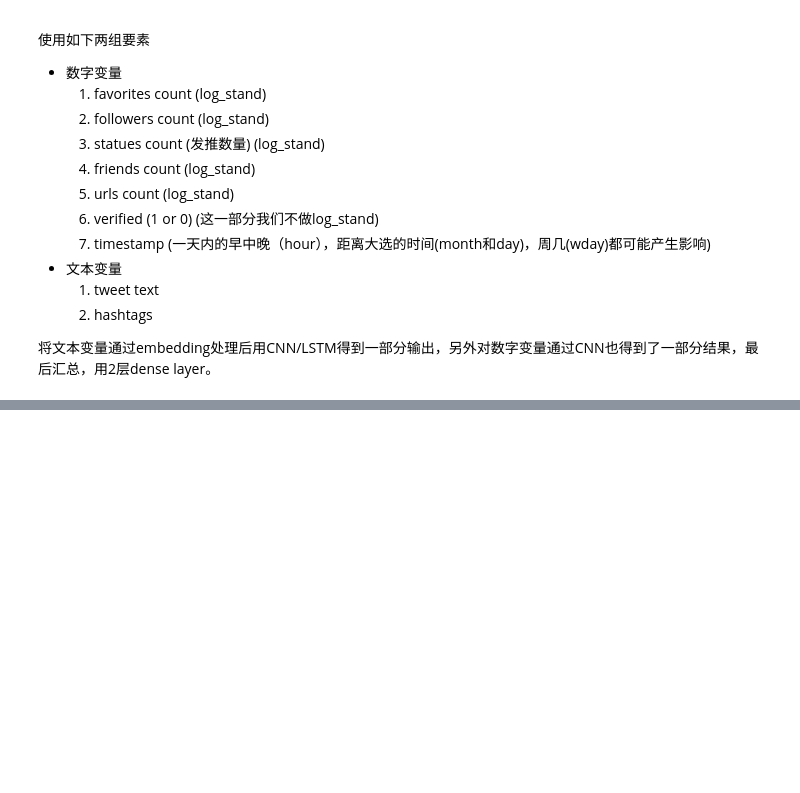
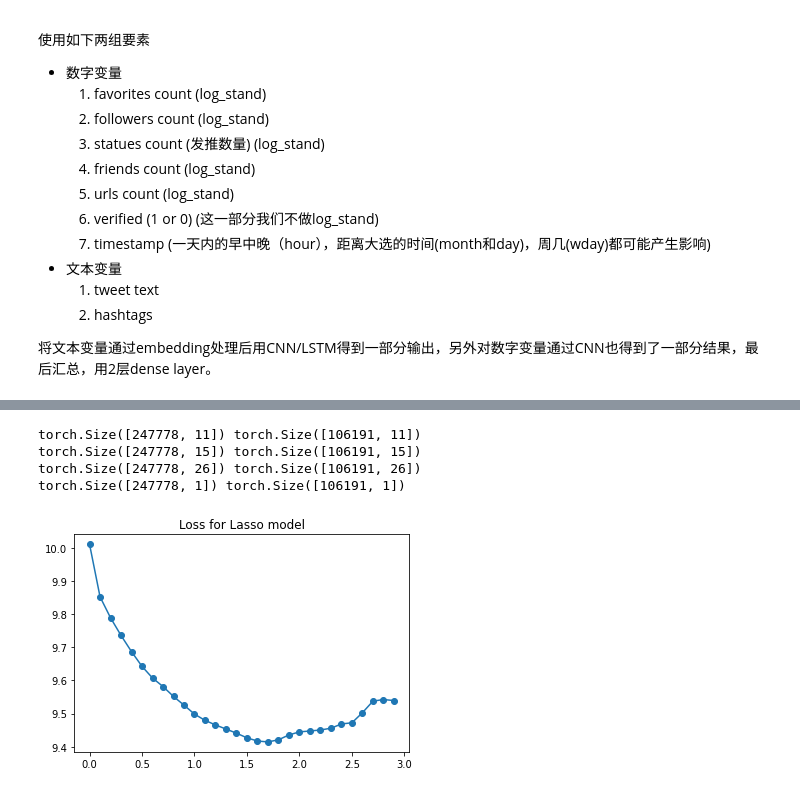
Before and after one commit to X1a-jk/inf554, a Jupyter notebook: project_vec.ipynb, the cells around one changed output, grey strips where cells are left out. Saved outputs shown, nothing was run; the diff lists cells and outputs as text; code cells hidden in the pictures; blank space fills up the shorter version.

Commit message:
new tensors 2

```diff
--- a/project_vec.ipynb
+++ b/project_vec.ipynb
@@ -250,0 +237,75 @@ torch.Size([247778, 25]) torch.Size([106191, 25])
+# %%
+X_train_num_vec=X_train_num.values
+X_train_num_tensor=torch.Tensor(X_train_num_vec)
+X_test_num_vec=X_test_num.values
+X_test_num_tensor=torch.Tensor(X_test_num_vec)
+
+X_train_vec=np.concatenate((X_train_text_vec,X_train_num_vec), axis=1)
+X_test_vec=np.concatenate((X_test_text_vec, X_test_num_vec), axis=1)
+
+X_train_tensor=torch.Tensor(X_train_vec)
+X_test_tensor=torch.Tensor(X_test_vec)
+
+y_train_vec=y_train.values
+y_test_vec=y_test.values
+y_train_tensor=torch.Tensor(y_train_vec).reshape((-1,1))
+y_test_tensor=torch.Tensor(y_test_vec).reshape((-1,1))
+
+print(X_train_num_tensor.shape,X_test_num_tensor.shape)
+print(X_train_text_tensor.shape, X_test_text_tensor.shape)
+print(X_train_tensor.shape, X_test_tensor.shape)
+print(y_train_tensor.shape, y_test_tensor.shape)
+
+# dataset_num_XY = torch.utils.data.TensorDataset(X_train_num_tensor.to(device), y_train_tensor.to(device))
+# testset_num_XY = torch.utils.data.TensorDataset(X_test_num_tensor.to(device), y_test_tensor.to(device))
+
+# dataset_tot_XY = torch.utils.data.TensorDataset(X_train_tensor.to(device), y_train_tensor.to(device))
+# testset_tot_XY = torch.utils.data.TensorDataset(X_test_tensor.to(device), y_test_tensor.to(device))
+# %% [output]
+torch.Size([247778, 11]) torch.Size([106191, 11])
+torch.Size([247778, 15]) torch.Size([106191, 15])
+torch.Size([247778, 26]) torch.Size([106191, 26])
+torch.Size([247778, 1]) torch.Size([106191, 1])
+# %%
+def MAE(pred,real):
+    N=len(pred)
+    sum=0
+    for i in range(N):
+        sum+=abs(pred[i]-real[i])
+    return sum/N
+
+def ACC(pred,real):
+    N=len(pred)
+    sum=0
+    for i in range(N):
+        if pred[i]==real[i]:
+            sum+=1
+    return sum/N
+
+def model_result(model,X_train,y_train,X_test,y_test):
+    model.fit(X_train,y_train)
+    y_pred = model.predict(X_test)
+    y_pred = np.array([int(value) if value >= 0 else 0 for value in y_pred])
+    loss=MAE(y_pred,y_test)
+    acc=ACC(y_pred,y_test)
+    return loss,acc
+# %%
+alpha_list=[0.1*i for i in range(30)]
+loss_Lasso_tot=[]
+acc_Lasso_tot=[]
+for alpha in alpha_list:
+    model_Lasso=Lasso(alpha=alpha)
+    loss_Lasso,acc_Lasso=model_result(model_Lasso,X_train_vec,y_train_vec,X_test_vec,y_test_vec)
+    loss_Lasso_tot.append(loss_Lasso)
+    acc_Lasso_tot.append(acc_Lasso)
+
+fig = plt.figure()
+ax = plt.axes()
+ax.scatter(alpha_list,loss_Lasso_tot)
+ax.plot(alpha_list,loss_Lasso_tot)
+plt.title("Loss for Lasso model")
+plt.show()
+
+model_Lasso=Lasso(alpha=0.1*np.argmin(np.array(loss_Lasso_tot)))
+# %% [output]
+[figure, added]
```
Also changed, not shown: parts of 11 cells of this notebook, 1 other file.
